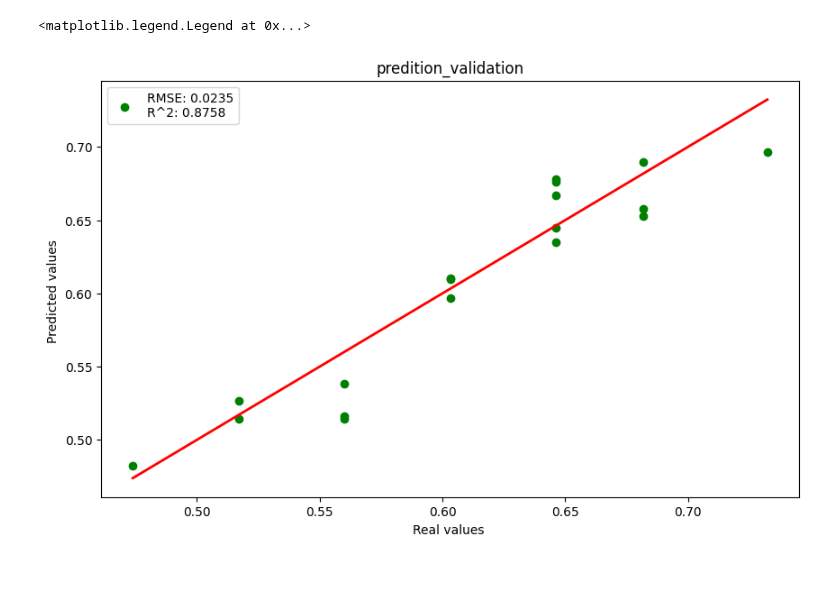
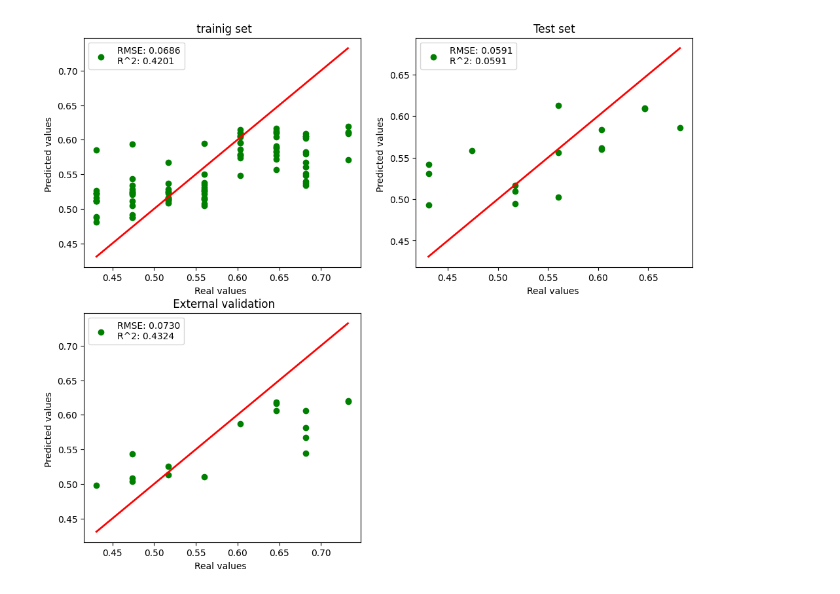
Before and after one commit to antonycardozo/CNNregression, a Jupyter notebook: cnn_regression.ipynb, the cells around one changed output. Saved outputs shown, nothing was run; the diff lists cells and outputs as text; code cells hidden in the pictures.

```diff
--- a/cnn_regression.ipynb
+++ b/cnn_regression.ipynb
@@ -69,16 +76,47 @@ plt.show()
 # %%
 
 # make predictions on the testing data
-print("[INFO] predicting house prices...")
-preds = model.predict(X_test)
-# compute the difference between the *predicted* house prices and the
-# *actual* house prices, then compute the percentage difference and
-# the absolute percentage difference
-diff = preds.flatten() - y_test
-percentDiff = (diff / y_test) * 100
-absPercentDiff = np.abs(percentDiff)
-# compute the mean and standard deviation of the absolute percentage
-# difference
-mean = abs(np.mean(diff))
-std = np.std(absPercentDiff)
+y_train_predicted = model.predict(X_train)
+y_test_predicted = model.predict(X_test)
+y_validation_predicted = model.predict(X_validation)
+def calculate_adjusted_r2(y_true, y_pred):
+    n_samples = len(y_true)
+    r2 = r2_score(y_true, y_pred)
+    adjusted_r2 = 1 - (1 - r2) * (n_samples - 1) / (n_samples - 2)
+    return adjusted_r2
+# Calcular el error estándar para el conjunto de prueba y el conjunto de entrenamiento (cross-validation)
+#rmse_train, score_train = np.sqrt(mean_squared_error(y_train, cv_predictions)), r2_score(y_train, cv_predictions)
+y_train_parameters = np.sqrt(mean_squared_error(y_train, y_train_predicted)), r2_score(y_train, y_train_predicted)
+y_test_parameters = np.sqrt(mean_squared_error(y_test, y_test_predicted)), r2_score(y_test, y_test_predicted)
+y_validation_parameters= np.sqrt(mean_squared_error(y_validation, y_validation_predicted)), r2_score(y_validation, y_validation_predicted)
+# Graficar los errores de entrenamiento (cross-validation)
+plt.figure(figsize=(12, 10))
+plt.subplot(2,2,1)
+plt.scatter(y_train, y_train_predicted.flatten(), label=f'RMSE: {y_train_parameters[0]:.4f}\nR^2: {y_train_parameters[1]:.4f}', color='green')
+plt.plot([min(y_train), max(y_train)], [min(y_train), max(y_train)], color='red', lw=2)
+#plt.ylim(0,0.8)
+plt.xlabel('Real values ')
+plt.ylabel('Predicted values ')
+plt.title(' trainig set')
+plt.legend()
+
+plt.subplot(2,2,2)
+plt.scatter(y_test, y_test_predicted.flatten(), label=f'RMSE: {y_test_parameters[0]:.4f}\nR^2: {y_test_parameters[0]:.4f}', color='green')
+plt.plot([min(y_test), max(y_test)], [min(y_test), max(y_test)], color='red', lw=2)
+#plt.ylim(0,0.8)
+plt.xlabel('Real values ')
+plt.ylabel('Predicted values ')
+plt.title('Test set')
+plt.legend()
+
+plt.subplot(2,2,3)
+plt.scatter(y_validation, y_validation_predicted.flatten(), label=f'RMSE: {y_validation_parameters[0]:.4f}\nR^2: {y_validation_parameters[1]:.4f}', color='green')
+plt.plot([min(y_validation), max(y_validation)], [min(y_validation), max(y_validation)], color='red', lw=2)
+#plt.ylim(0,0.8)
+plt.xlabel('Real values ')
+plt.ylabel('Predicted values ')
+plt.title(' External validation')
+plt.legend()
+
+plt.show()
 # %% [output]
@@ -87,20 +126,3 @@ std = np.std(absPercentDiff)
+[figure, added]
-# %%
-from sklearn.metrics import mean_squared_error, r2_score
-# Calcular el error estándar para el conjunto de prueba y el conjunto de entrenamiento (cross-validation)
-#rmse_train, score_train = np.sqrt(mean_squared_error(y_train, cv_predictions)), r2_score(y_train, cv_predictions)
-rmse_test, score_test = np.sqrt(mean_squared_error(y_test, preds)), r2_score(y_test, preds)
-
-# Graficar los errores de entrenamiento (cross-validation)
-plt.figure(figsize=(10, 6))
-plt.scatter(y_test, preds.flatten(), label=f'RMSE: {rmse_test:.4f}\nR^2: {score_test:.4f}', color='green')
-plt.plot([min(y_test), max(y_test)], [min(y_test), max(y_test)], color='red', lw=2)
-#plt.ylim(0,0.8)
-plt.xlabel('Real values ')
-plt.ylabel('Predicted values ')
-plt.title('predition_validation')
-plt.legend()
-# %% [output]
-<matplotlib.legend.Legend at 0x...>
-[figure, removed]
 # %%
 
```
Also changed, not shown: parts of 13 cells of this notebook, 2 other files.
